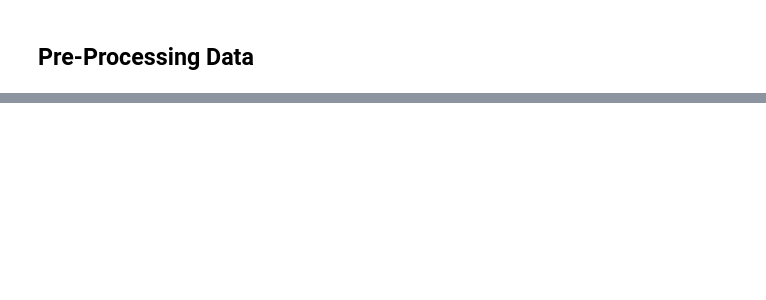
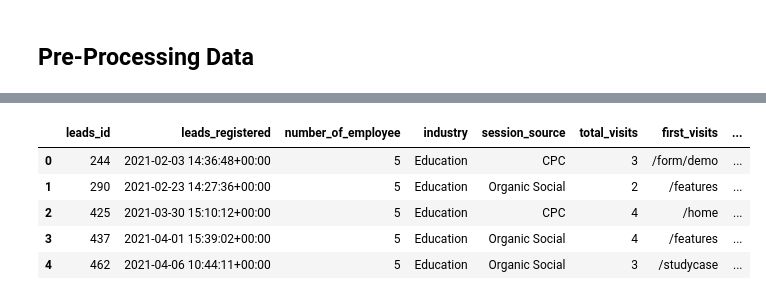
Before and after one commit to AdityaGita/da_saas_b4_labs, a Jupyter notebook: saas_analysis.ipynb, the cells around one changed output, grey strips where cells are left out. Drawn from its saved outputs; the diff is of its cells as text; code cells hidden in the pictures; blank space fills up the shorter version.

```diff
--- a/saas_analysis.ipynb
+++ b/saas_analysis.ipynb
@@ -130,0 +338,13 @@ memory usage: 123.3+ KB
+# %%
+Kmodel = KMeans(n_clusters = 3 , random_state = 42, n_init='auto')
+Kmodel = Kmodel.fit(df_clust)
+df_cluster = df.copy()
+df_cluster['cluster'] = Kmodel.labels_
+df_cluster.head()
+# %% [output]
+|  | leads_id | leads_registered | number_of_employee | industry | session_source | total_visits | first_visits | ... |
+| 0 | 244 | 2021-02-03 14:36:48+00:00 | 5 | Education | CPC | 3 | /form/demo | ... |
+| 1 | 290 | 2021-02-23 14:27:36+00:00 | 5 | Education | Organic Social | 2 | /features | ... |
+| 2 | 425 | 2021-03-30 15:10:12+00:00 | 5 | Education | CPC | 4 | /home | ... |
+| 3 | 437 | 2021-04-01 15:39:02+00:00 | 5 | Education | Organic Social | 4 | /features | ... |
+| 4 | 462 | 2021-04-06 10:44:11+00:00 | 5 | Education | Organic Social | 3 | /studycase | ... |
```
Also changed, not shown: parts of 30 cells of this notebook, 2 other files.
